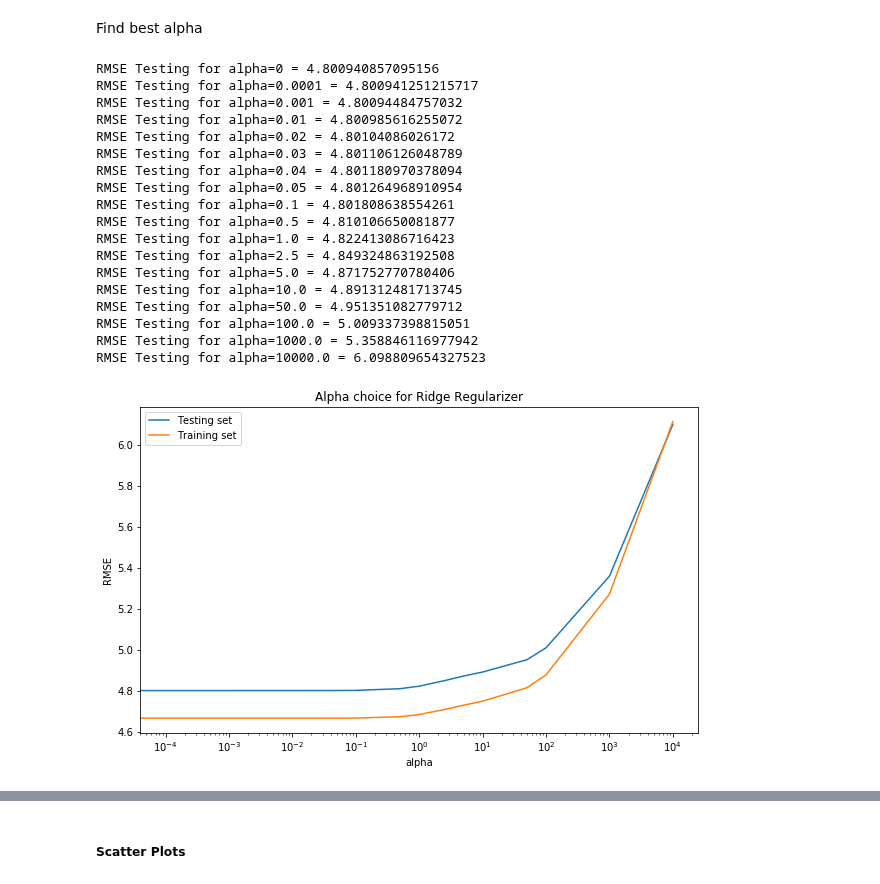
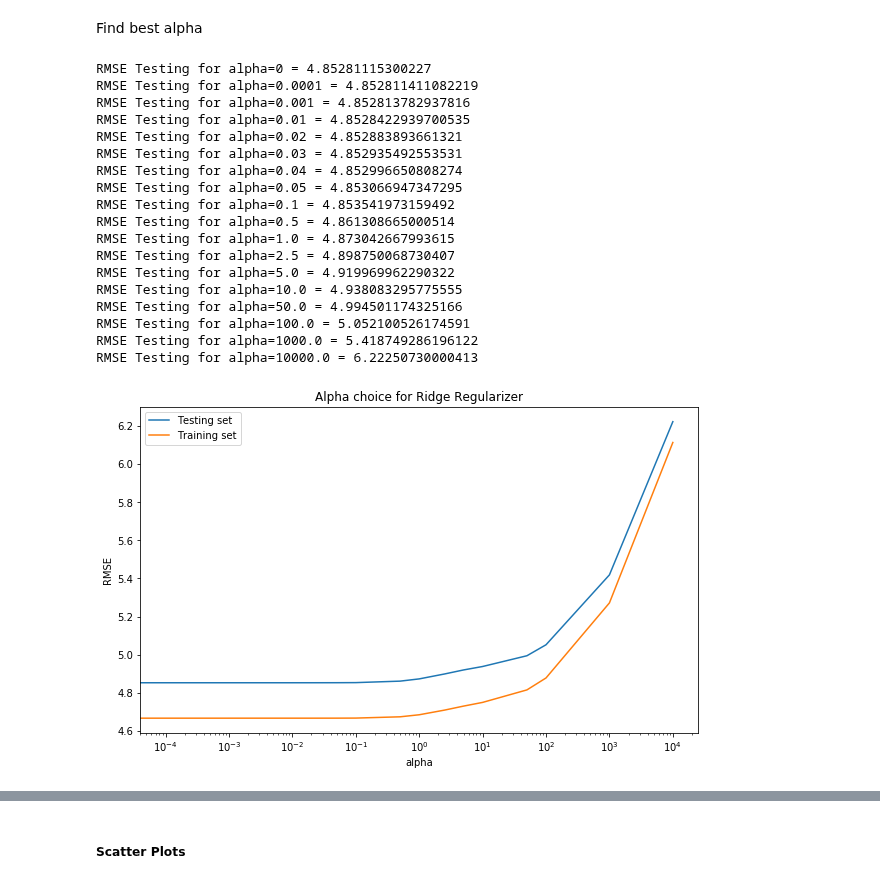
Before and after one commit to 219Winter2019adjz/Project4, a Jupyter notebook: Dataset2.ipynb, the cells around one changed output, grey strips where cells are left out. Cells and saved outputs as stored; diff of their text form; code cells hidden in the pictures.

```diff
--- a/Dataset2.ipynb
+++ b/Dataset2.ipynb
@@ -73,7 +73,7 @@ from sklearn.metrics import mean_squared_error
 from sklearn.model_selection import train_test_split
 
 def rmse(y_1, y_2):
-    return np.sqrt(mean_squared_error(y_1, y_2))
+    return mean_squared_error(y_1, y_2)
 # %%
 # randomly shuffling arrays
 p = np.random.RandomState(seed=42).permutation(X_.shape[0])
@@ -114,18 +114,12 @@ for trainset, testset in kf.split(X):
     model.fit(X_train, y_train)
     rmse_per_fold_train.append(rmse(y_train, model.predict(X_train)))
     rmse_per_fold_test.append(rmse(y_test, model.predict(X_test)))
-    print('RMSE Training for fold {} = {}'.format(i, rmse(y_train, model.predict(X_train))))
-    print('RMSE Testing for fold {} = {}'.format(i, rmse(y_test, model.predict(X_test))))
     i = i + 1
 
-rmse_avg_train = np.average(rmse_per_fold_train)
-rmse_avg_test = np.average(rmse_per_fold_test)
+rmse_avg_train = np.sqrt(np.average(rmse_per_fold_train))
+rmse_avg_test = np.sqrt(np.average(rmse_per_fold_test))
 
 print('--')
 print('RMSE Training average = {}'.format(rmse_avg_train))
 print('RMSE Testing average  = {}'.format(rmse_avg_test))
-
-model.fit(X, y)
-rmse_val = rmse(model.predict(X), y)
-print('RMSE overall = {}'.format(rmse_val))
 # %% [output]
@@ -184,8 +164,8 @@ for i in range(X.shape[1]):
         rmse_per_fold_train.append(rmse(y_train, model.predict(X_train)))
         rmse_per_fold_test.append(rmse(y_test, model.predict(X_test)))
 
-    rmse_sig_train[cols_trimmed[i]] = np.average(rmse_per_fold_train)
-    rmse_sig_test[cols_trimmed[i]] = np.average(rmse_per_fold_test)
+    rmse_sig_train[cols_trimmed[i]] = np.sqrt(np.average(rmse_per_fold_train))
+    rmse_sig_test[cols_trimmed[i]] = np.sqrt(np.average(rmse_per_fold_test))
 
 print('Training RMSE when removing each variable:')
 pprint(rmse_sig_train)
@@ -316,51 +296,51 @@ Find best alpha
 # %%
 alphas = [0, 0.0001, 0.001, 0.01, 0.02, 0.03, 0.04, 0.05, 0.1, 0.5, 1.0, 2.5, 5.0, 10.0, 50.0, 100.0, 1000.0, 10000.0]
 rmse_avgs = []
 rmse_avgs_train = []
 for alpha in alphas:
     model = Ridge(alpha=alpha)
 
     kf = KFold(n_splits=10)
     rmse_per_fold_test = []
     rmse_per_fold_train = []
     for trainset, testset in kf.split(X):
         X_train, X_test = X[trainset], X[testset]
         y_train, y_test = y[trainset], y[testset]
         model.fit(X_train, y_train)
         rmse_per_fold_test.append(rmse(y_test, model.predict(X_test)))
         rmse_per_fold_train.append(rmse(y_train, model.predict(X_train)))
 
-    rmse_avgs.append(np.average(rmse_per_fold_test))
-    rmse_avgs_train.append(np.average(rmse_per_fold_train))
+    rmse_avgs.append(np.sqrt(np.average(rmse_per_fold_test)))
+    rmse_avgs_train.append(np.sqrt(np.average(rmse_per_fold_train)))
 
 for idx, alpha in enumerate(alphas):
     print('RMSE Testing for alpha={} = {}'.format(alpha, rmse_avgs[idx]))
 
 plt.semilogx(alphas, rmse_avgs)
 plt.semilogx(alphas, rmse_avgs_train)
 plt.title('Alpha choice for Ridge Regularizer')
 plt.ylabel('RMSE')
 plt.xlabel('alpha')
 l = plt.legend(['Testing set', 'Training set'])
 plt.show()
 # %% [output]
-RMSE Testing for alpha=0 = 4.800940857095156
-RMSE Testing for alpha=0.0001 = 4.800941251215717
-RMSE Testing for alpha=0.001 = 4.80094484757032
-RMSE Testing for alpha=0.01 = 4.800985616255072
-RMSE Testing for alpha=0.02 = 4.80104086026172
-RMSE Testing for alpha=0.03 = 4.801106126048789
-RMSE Testing for alpha=0.04 = 4.801180970378094
-RMSE Testing for alpha=0.05 = 4.801264968910954
-RMSE Testing for alpha=0.1 = 4.801808638554261
-RMSE Testing for alpha=0.5 = 4.810106650081877
-RMSE Testing for alpha=1.0 = 4.822413086716423
-RMSE Testing for alpha=2.5 = 4.849324863192508
-RMSE Testing for alpha=5.0 = 4.871752770780406
-RMSE Testing for alpha=10.0 = 4.891312481713745
-RMSE Testing for alpha=50.0 = 4.951351082779712
-RMSE Testing for alpha=100.0 = 5.009337398815051
-RMSE Testing for alpha=1000.0 = 5.358846116977942
-RMSE Testing for alpha=10000.0 = 6.098809654327523
+RMSE Testing for alpha=0 = 4.85281115300227
+RMSE Testing for alpha=0.0001 = 4.852811411082219
+RMSE Testing for alpha=0.001 = 4.852813782937816
+RMSE Testing for alpha=0.01 = 4.8528422939700535
+RMSE Testing for alpha=0.02 = 4.852883893661321
+RMSE Testing for alpha=0.03 = 4.852935492553531
+RMSE Testing for alpha=0.04 = 4.852996650808274
+RMSE Testing for alpha=0.05 = 4.853066947347295
+RMSE Testing for alpha=0.1 = 4.853541973159492
+RMSE Testing for alpha=0.5 = 4.861308665000514
+RMSE Testing for alpha=1.0 = 4.873042667993615
+RMSE Testing for alpha=2.5 = 4.898750068730407
+RMSE Testing for alpha=5.0 = 4.919969962290322
+RMSE Testing for alpha=10.0 = 4.938083295775555
+RMSE Testing for alpha=50.0 = 4.994501174325166
+RMSE Testing for alpha=100.0 = 5.052100526174591
+RMSE Testing for alpha=1000.0 = 5.418749286196122
+RMSE Testing for alpha=10000.0 = 6.22250730000413
-[figure, old version]
+[figure, new version]
 # %%
```
Also changed, not shown: parts of 15 cells of this notebook.
